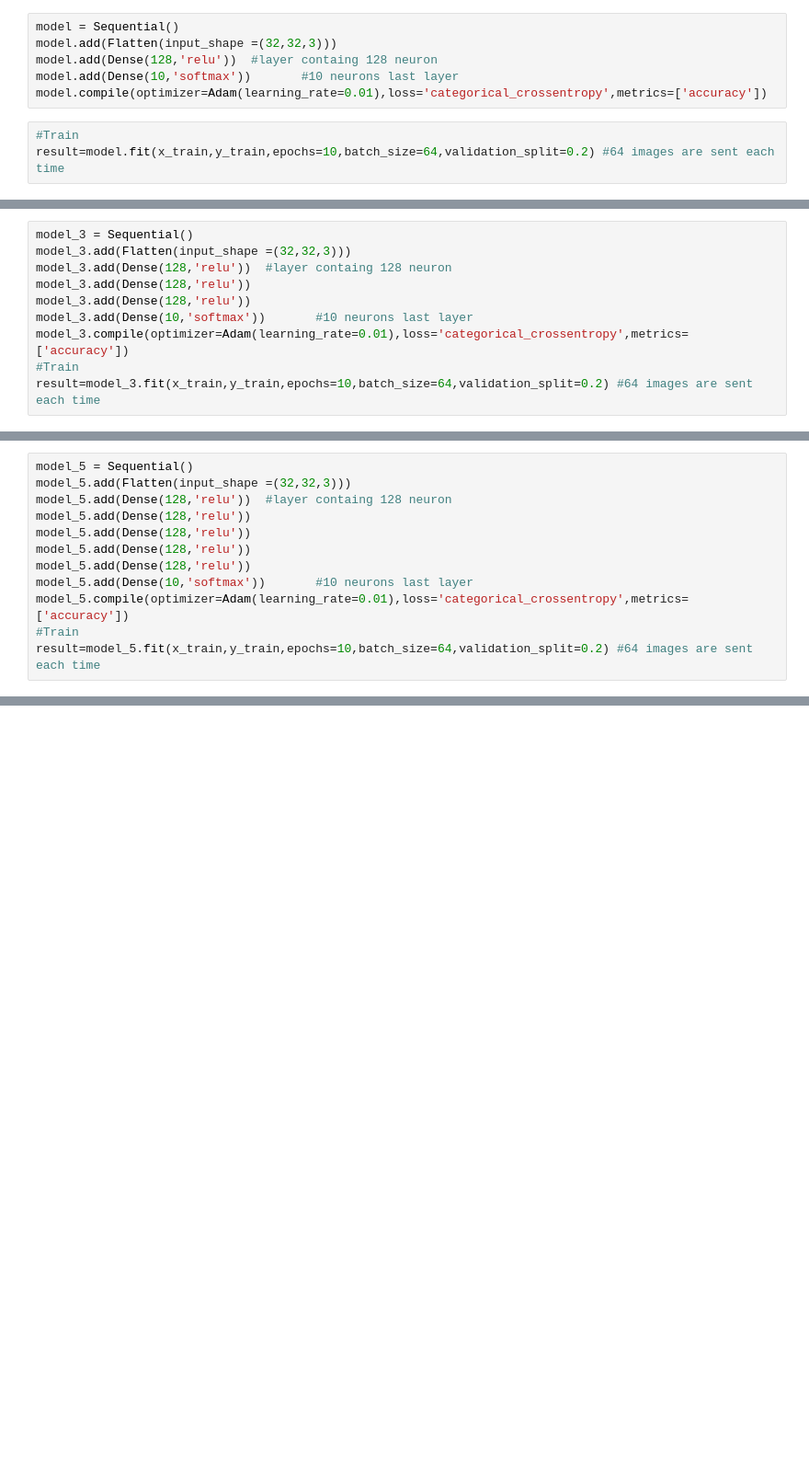
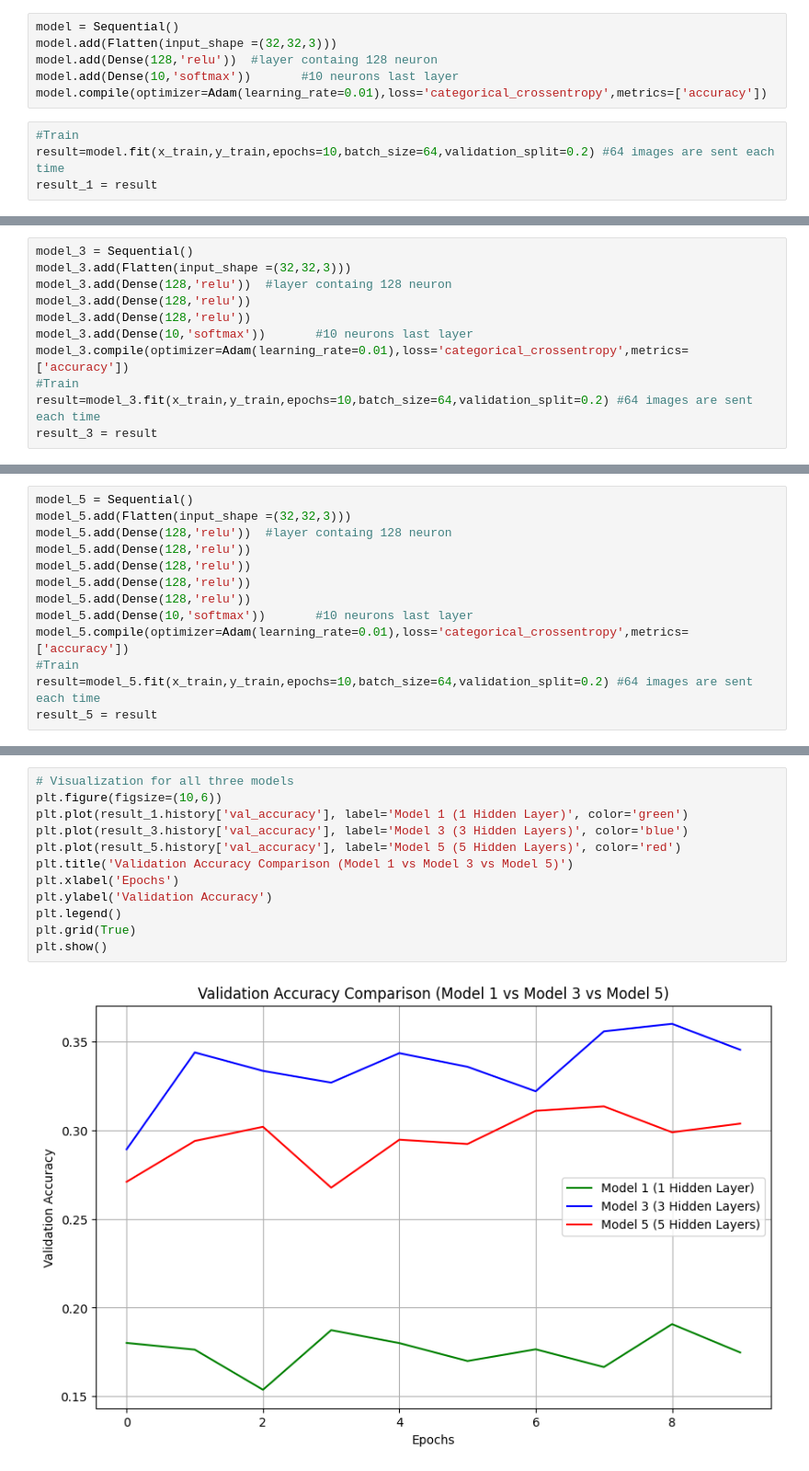
Before and after one commit to Trisa18/Deep_learning, a Jupyter notebook: cifar10_mlp_keras.ipynb, the cells around one changed output, grey strips where cells are left out. Shown at 92% size. Saved outputs shown, nothing was run; the diff lists cells and outputs as text; blank space fills up the shorter version.

```diff
--- a/cifar10_mlp_keras.ipynb
+++ b/cifar10_mlp_keras.ipynb
@@ -206,5 +155,6 @@ model.compile(optimizer=Adam(learning_rate=0.01),loss='categorical_crossentropy'
 # %%
 #Train
 result=model.fit(x_train,y_train,epochs=10,batch_size=64,validation_split=0.2) #64 images are sent each time
+result_1 = result
 # %% [output]
 Epoch 1/10
@@ -245,5 +195,6 @@ model_3.add(Dense(10,'softmax'))       #10 neurons last layer
 model_3.compile(optimizer=Adam(learning_rate=0.01),loss='categorical_crossentropy',metrics=['accuracy'])
 #Train
 result=model_3.fit(x_train,y_train,epochs=10,batch_size=64,validation_split=0.2) #64 images are sent each time
+result_3 = result
 # %% [output]
 Epoch 1/10
@@ -269,5 +238,6 @@ model_5.add(Dense(10,'softmax'))       #10 neurons last layer
 model_5.compile(optimizer=Adam(learning_rate=0.01),loss='categorical_crossentropy',metrics=['accuracy'])
 #Train
 result=model_5.fit(x_train,y_train,epochs=10,batch_size=64,validation_split=0.2) #64 images are sent each time
+result_5 = result
 # %% [output]
 Epoch 1/10
@@ -310,0 +283,14 @@ plt.show()
+# %%
+# Visualization for all three models
+plt.figure(figsize=(10,6))
+plt.plot(result_1.history['val_accuracy'], label='Model 1 (1 Hidden Layer)', color='green')
+plt.plot(result_3.history['val_accuracy'], label='Model 3 (3 Hidden Layers)', color='blue')
+plt.plot(result_5.history['val_accuracy'], label='Model 5 (5 Hidden Layers)', color='red')
+plt.title('Validation Accuracy Comparison (Model 1 vs Model 3 vs Model 5)')
+plt.xlabel('Epochs')
+plt.ylabel('Validation Accuracy')
+plt.legend()
+plt.grid(True)
+plt.show()
+# %% [output]
+[figure, added]
```
Also changed, not shown: parts of 18 cells of this notebook.
